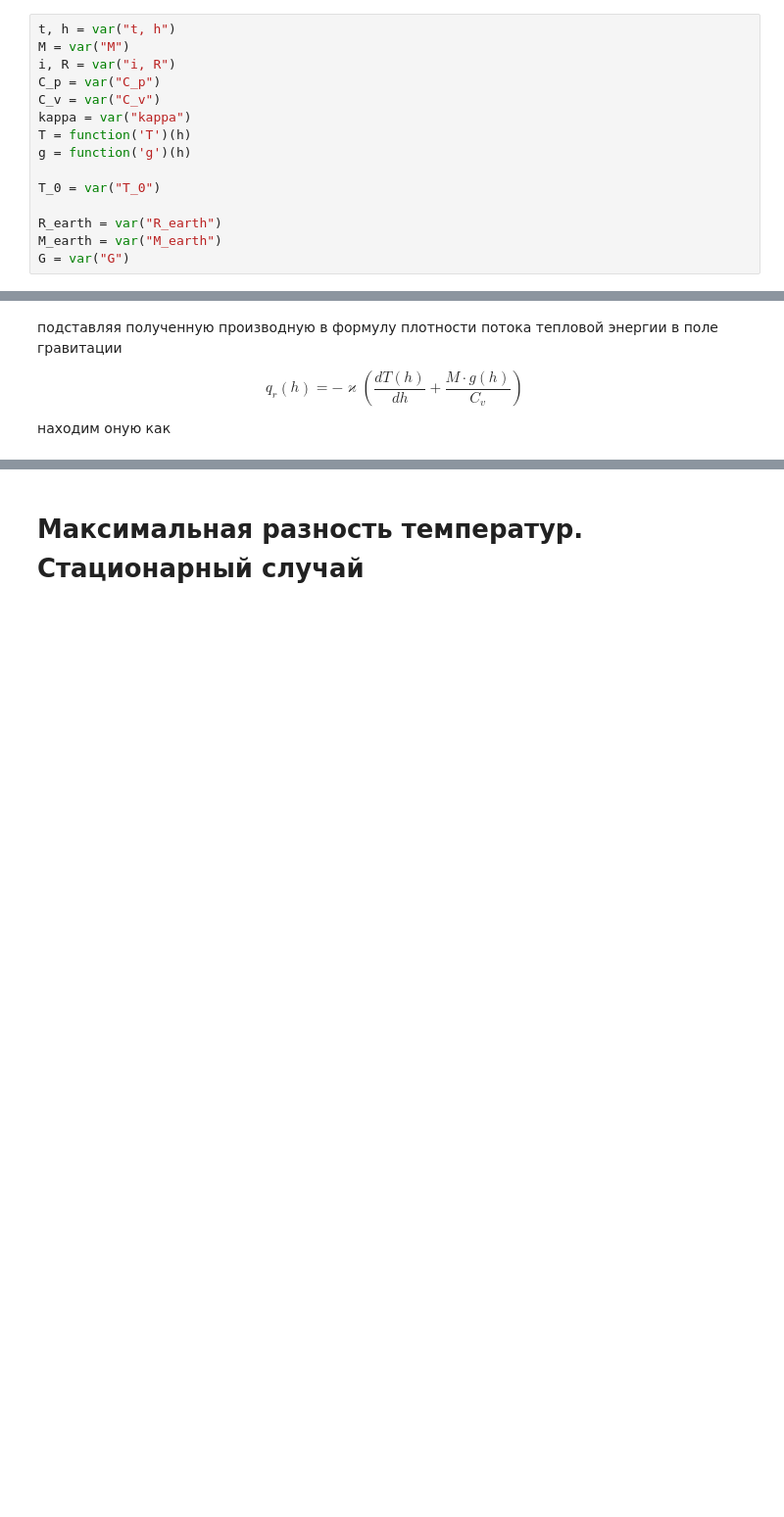
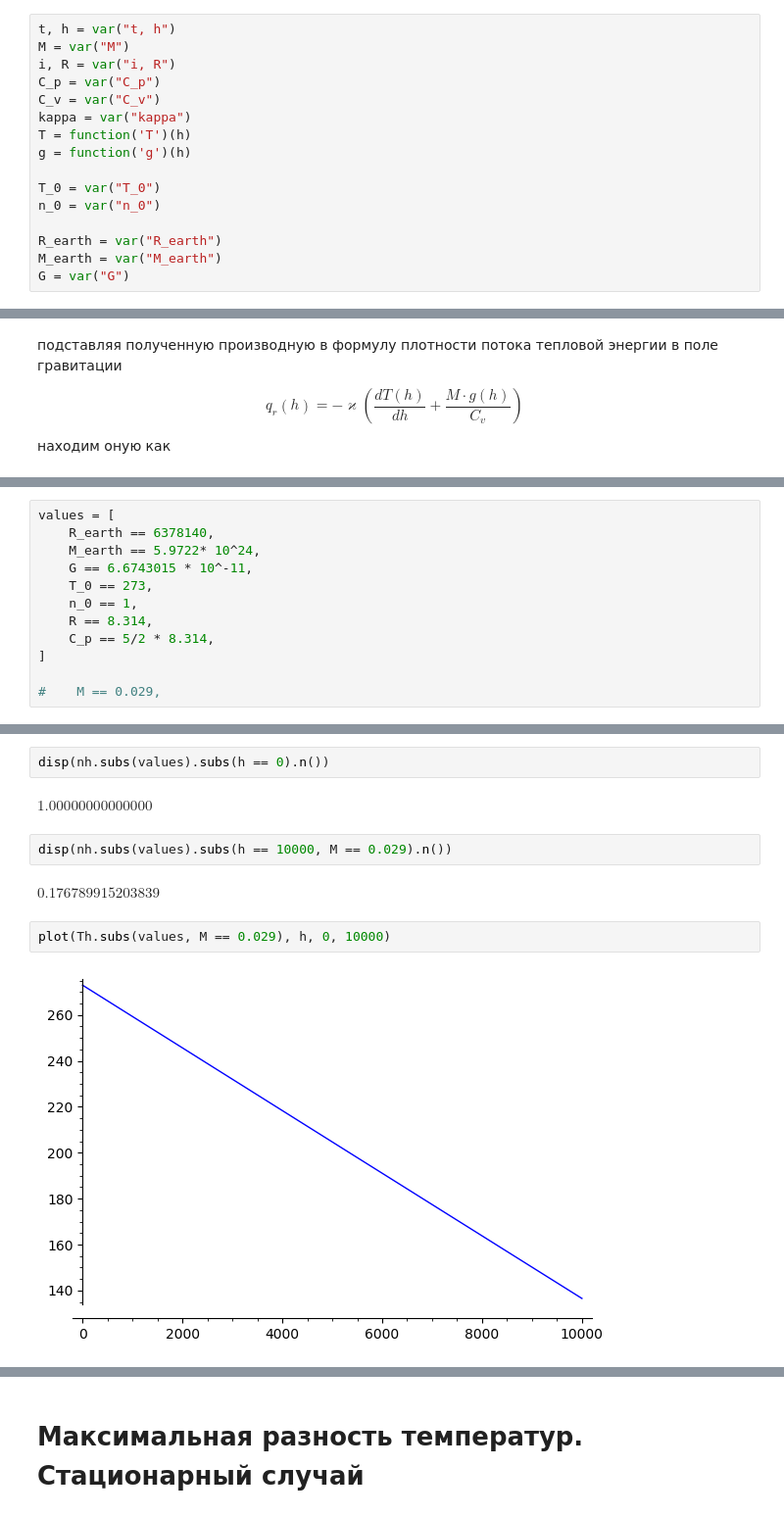
Before and after one commit to daju1/articles, a Jupyter notebook: gravitational_thermodynamics/law_of_heat_conduction_in_a_gravitational_field.ipynb, the cells around one changed output, grey strips where cells are left out. Shown at 98% size. Cells and saved outputs as stored; diff of their text form; blank space fills up the shorter version.

```diff
--- a/gravitational_thermodynamics/law_of_heat_conduction_in_a_gravitational_field.ipynb
+++ b/gravitational_thermodynamics/law_of_heat_conduction_in_a_gravitational_field.ipynb
@@ -352,6 +348,7 @@ T = function('T')(h)
 g = function('g')(h)
 
 T_0 = var("T_0")
+n_0 = var("n_0")
 
 R_earth = var("R_earth")
 M_earth = var("M_earth")
@@ -482,0 +500,12 @@ $\displaystyle \kappa {\left(\frac{R_{\mathit{earth}} T_{0}}{{\left(R_{\mathit{e
+# %%
+values = [
+    R_earth == 6378140,
+    M_earth == 5.9722* 10^24,
+    G == 6.6743015 * 10^-11,
+    T_0 == 273,
+    n_0 == 1,
+    R == 8.314,
+    C_p == 5/2 * 8.314,
+]
+
+#    M == 0.029,
@@ -482,0 +520,12 @@ $\displaystyle \kappa {\left(\frac{R_{\mathit{earth}} T_{0}}{{\left(R_{\mathit{e
+# %%
+disp(nh.subs(values).subs(h == 0).n())
+# %% [output]
+$\displaystyle 1.00000000000000$
+# %%
+disp(nh.subs(values).subs(h == 10000, M == 0.029).n())
+# %% [output]
+$\displaystyle 0.176789915203839$
+# %%
+plot(Th.subs(values, M == 0.029), h, 0, 10000)
+# %% [output]
+[figure, added]
```
Also changed, not shown: parts of 95 cells of this notebook.
